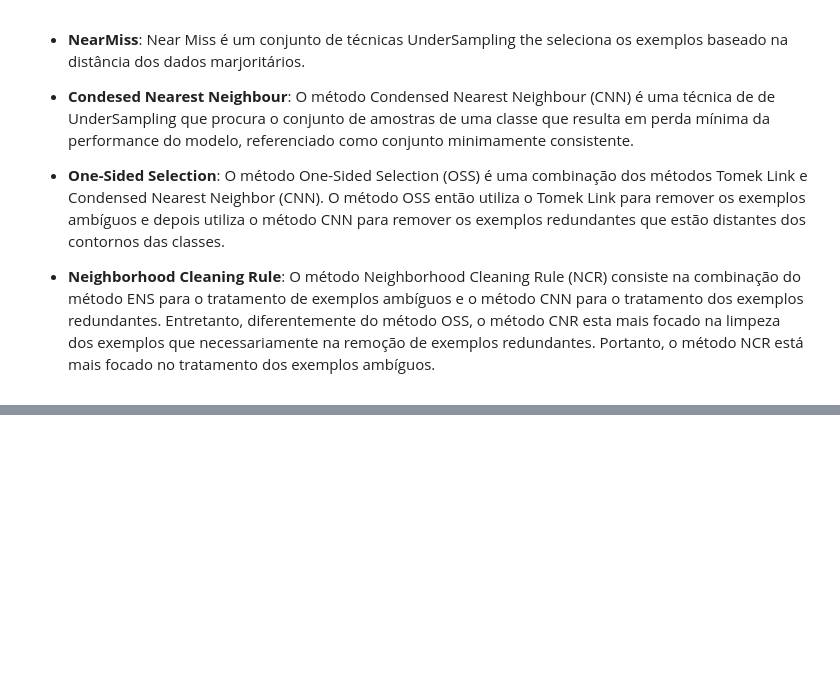
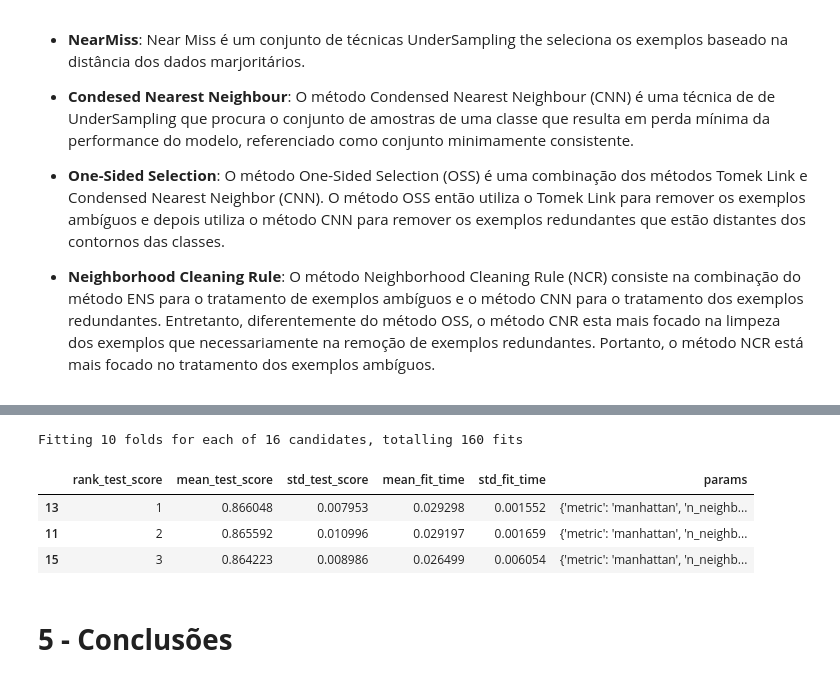
Before and after one commit to goto-95/Challenge_DataScience_AluraVoz, a Jupyter notebook: Challenge_DS_Alura_Semana03.ipynb, the cells around one changed output, grey strips where cells are left out. Drawn from its saved outputs; the diff is of its cells as text; code cells hidden in the pictures; blank space fills up the shorter version.

```diff
--- a/Challenge_DS_Alura_Semana03.ipynb
+++ b/Challenge_DS_Alura_Semana03.ipynb
@@ -328,0 +342,24 @@ models_results
+# %%
+grid_parameters = {
+    'n_neighbors' : [3, 5, 11, 19],
+    'weights' : ['uniform', 'distance'],
+    'metric' : ['euclidean', 'manhattan']
+}
+
+grid_s = GridSearchCV( knc, grid_parameters, verbose=1, cv= cv_number, n_jobs=-1 )
+
+X_rs, y_rs = under_sampling('NCR', seed_state, X,y)
+X_train, X_test, y_train, y_test = train_test_split(X_rs, y_rs, test_size=0.25, random_state=seed_state)
+grid_s.fit(X_train,y_train)
+results_opt = pd.DataFrame(grid_s.cv_results_)
+results_opt = results_opt.filter( ['rank_test_score','mean_test_score','std_test_score',
+    'mean_fit_time','std_fit_time','params'])
+results_opt.sort_values(by='rank_test_score',ascending=True).head(3)
+# %% [output]
+Fitting 10 folds for each of 16 candidates, totalling 160 fits
+|  | rank_test_score | mean_test_score | std_test_score | mean_fit_time | std_fit_time | params |
+| 13 | 1 | 0.866048 | 0.007953 | 0.029298 | 0.001552 | {'metric': 'manhattan', 'n_neighb... |
+| 11 | 2 | 0.865592 | 0.010996 | 0.029197 | 0.001659 | {'metric': 'manhattan', 'n_neighb... |
+| 15 | 3 | 0.864223 | 0.008986 | 0.026499 | 0.006054 | {'metric': 'manhattan', 'n_neighb... |
+# %% [markdown]
+# **5 - Conclusões**
```
Also changed, not shown: parts of 11 cells of this notebook, 2 other files.
